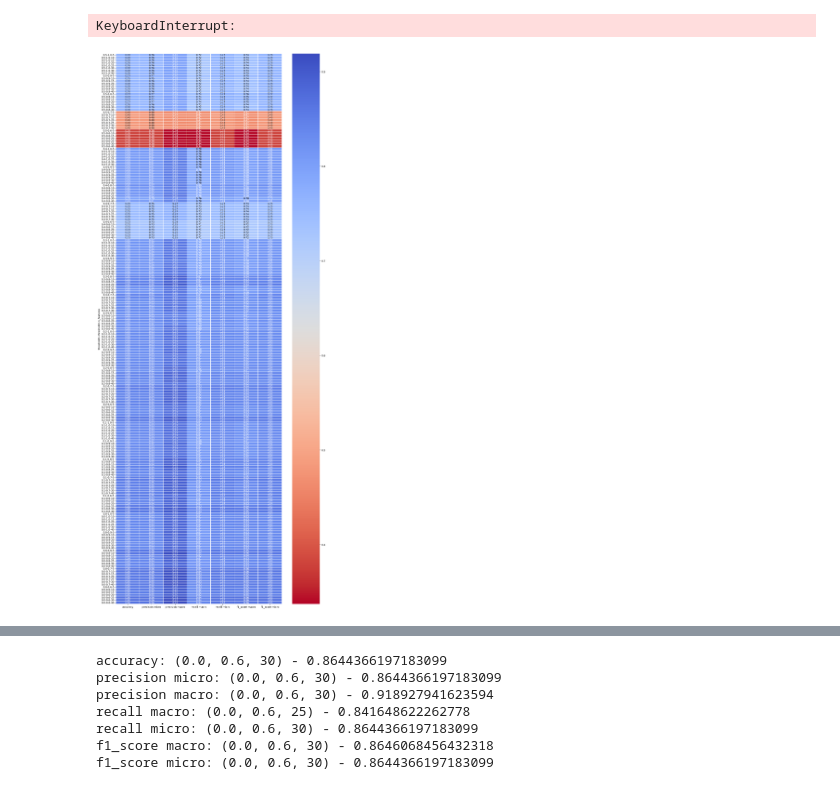
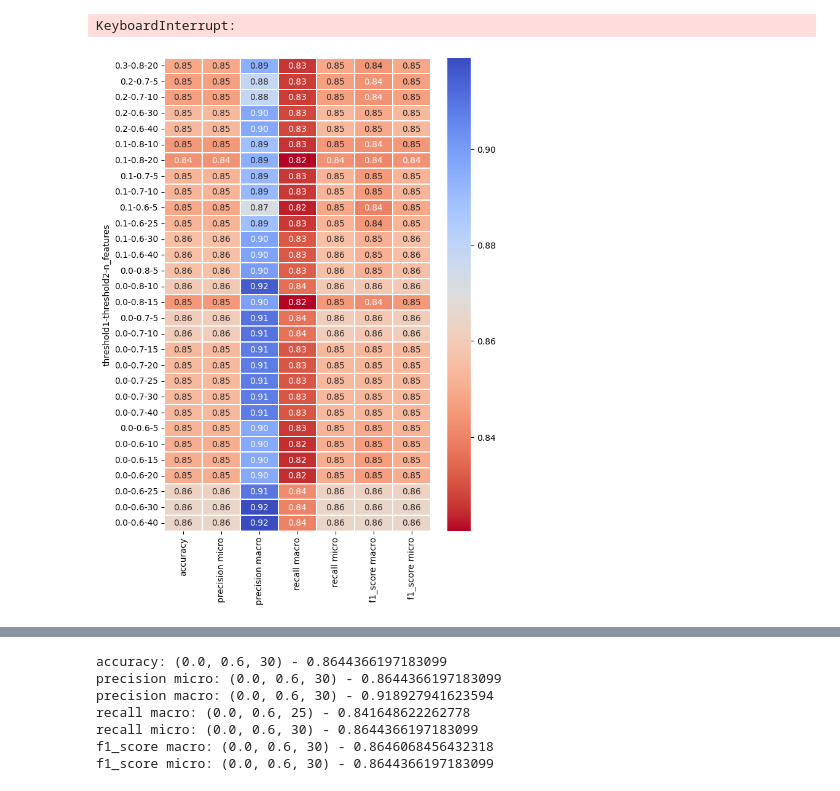
Before and after one commit to DavideLigari01/advanced-biomedical-project, a Jupyter notebook: notebooks/feature_analysis/thresholds_selection.ipynb, the cells around one changed output, grey strips where cells are left out. Drawn from its saved outputs; the diff is of its cells as text; code cells hidden in the pictures.

Commit message:
fixed graphs

```diff
--- a/notebooks/feature_analysis/thresholds_selection.ipynb
+++ b/notebooks/feature_analysis/thresholds_selection.ipynb
@@ -102,26 +105,28 @@ n_features: 5, threshold1: 0, threshold2: 0.7
 n_features: 5, threshold1: 0, threshold2: 0.8
 KeyboardInterrupt:
 # %%
-results_df = pd.read_csv("results.csv")
+results_df = pd.read_csv("../../models/results/thresholds_selection.csv")
 results_df.drop(columns=["recall weighted"], inplace=True)
 results_df.sort_values(["threshold1", "threshold2"], ascending=False, inplace=True)
 new_df = results_df.set_index(
     [
         "threshold1",
         "threshold2",
         "n_features",
     ]
 )
+new_df= new_df[new_df>=0.82]
+new_df = new_df.dropna()
 
-plt.figure(figsize=(15, 40))
+plt.figure(figsize=(7, 10))
 sns.heatmap(
     new_df,
     annot=True,
     fmt=".2f",
     cmap="coolwarm_r",
     linewidths=0.05,
     cbar=True,
 )
 plt.show()
 # %% [output]
-[figure, old version]
+[figure, new version]
```
Also changed, not shown: parts of 2 cells of this notebook, 5 other files.
